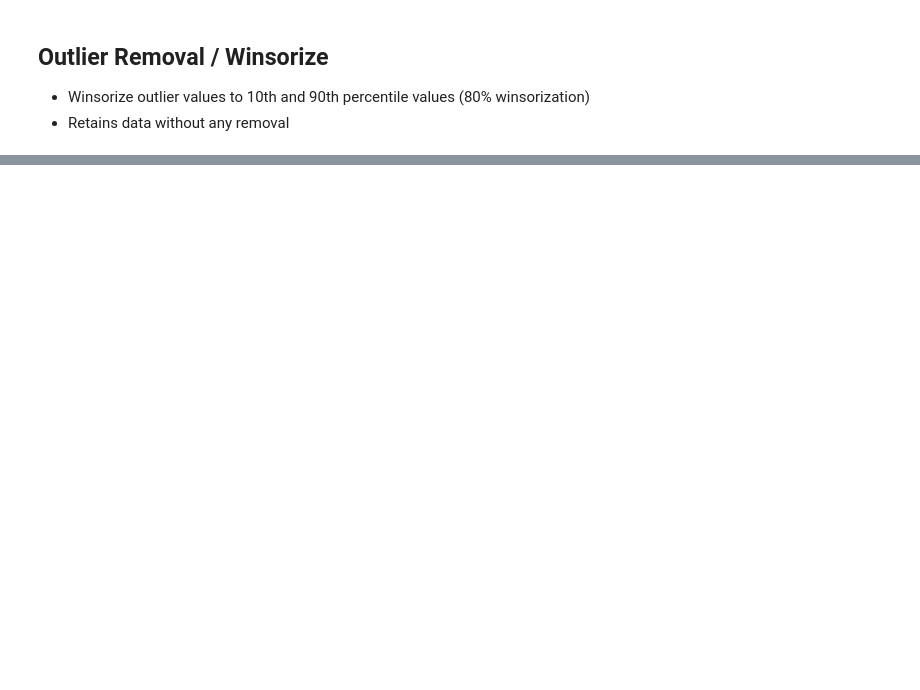
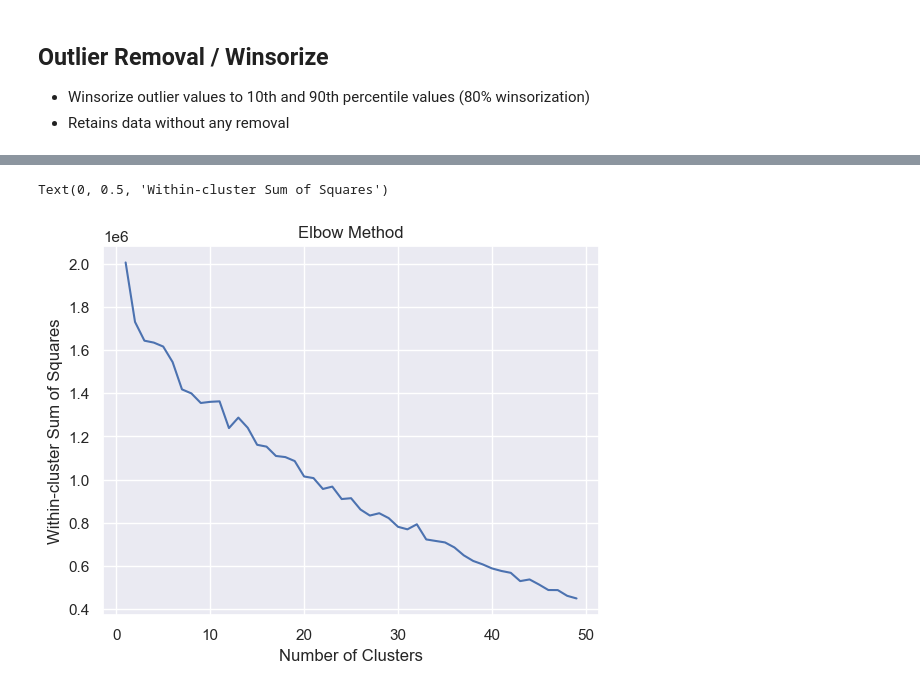
Before and after one commit to K-WeiMing/ml-ta-forecast, a Jupyter notebook: notebook.ipynb, the cells around one changed output, grey strips where cells are left out. Saved outputs shown, nothing was run; the diff lists cells and outputs as text; code cells hidden in the pictures; blank space fills up the shorter version.

```diff
--- a/notebook.ipynb
+++ b/notebook.ipynb
@@ -584,0 +673,4 @@ target_vars = ["SMA_ratio", "SMA_Volume Ratio", ""]
+# %%
+returns = all_data[["symbol", "Target"]].copy()
+returns["Date"] = returns.index.copy()
+returns.rename(columns={"Target": "returns"}, inplace=True)
@@ -584,0 +694,4 @@ target_vars = ["SMA_ratio", "SMA_Volume Ratio", ""]
+# %%
+# Pivot returns to create series of returns for each stock
+transposed = returns.pivot(index="Date", columns="symbol", values="returns")
+transposed.head(10)
@@ -584,0 +712,5 @@ target_vars = ["SMA_ratio", "SMA_Volume Ratio", ""]
+# %%
+# Transpose data to get companies on index level and dates on column level
+# as clustering takes place at index level
+X = transposed.dropna().transpose()
+X.head()
@@ -584,0 +726,5 @@ target_vars = ["SMA_ratio", "SMA_Volume Ratio", ""]
+# %%
+# Get sum of sq (1 to 50)
+sum_of_sq = np.zeros([50, 1])
+for k in range(1, 51):
+    sum_of_sq[k - 1] = KMeans(n_clusters=k).fit(X).inertia_
@@ -584,0 +751,8 @@ target_vars = ["SMA_ratio", "SMA_Volume Ratio", ""]
+# %%
+plt.plot(range(1, 50), sum_of_sq[1:50])
+plt.title("Elbow Method")
+plt.xlabel("Number of Clusters")
+plt.ylabel("Within-cluster Sum of Squares")
+# %% [output]
+Text(0, 0.5, 'Within-cluster Sum of Squares')
+[figure, added]
```
Also changed, not shown: parts of 51 cells of this notebook.
